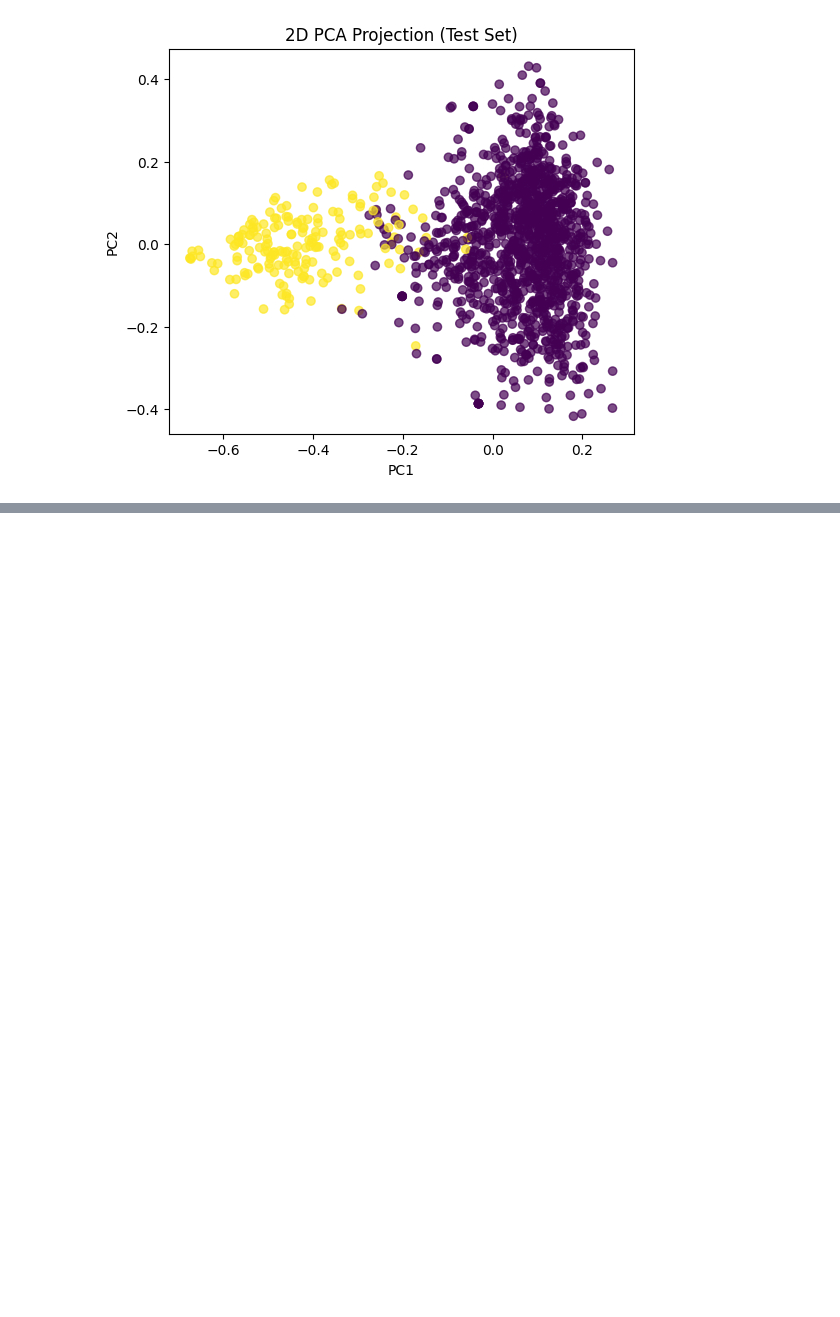
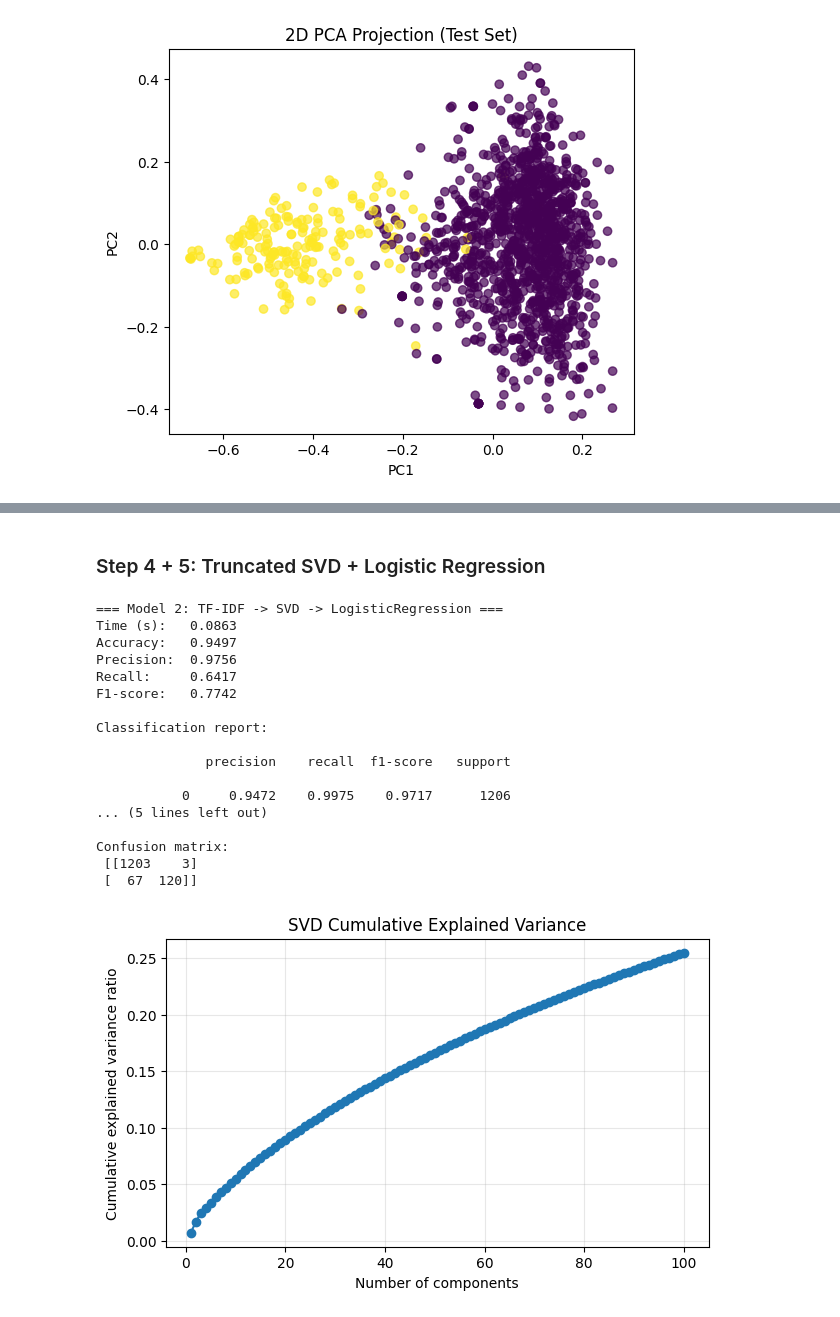
Before and after one commit to thuan20132000/conestoga-final-presentation-ml, a Jupyter notebook: ml_text_classification_outline.ipynb, the cells around one changed output, grey strips where cells are left out. Saved outputs shown, nothing was run; the diff lists cells and outputs as text; code cells hidden in the pictures; blank space fills up the shorter version.

Commit message:
- add text classification

```diff
--- a/ml_text_classification_outline.ipynb
+++ b/ml_text_classification_outline.ipynb
@@ -205,0 +327,9 @@ plt.show()
+# %%
+start = time.perf_counter()
+
+nb_model = MultinomialNB()
+nb_model.fit(X_train_tfidf, y_train)
+y_pred_nb = nb_model.predict(X_test_tfidf)
+
+elapsed_nb = time.perf_counter() - start
+res_nb = evaluate_binary_model("Model 1: TF-IDF + Naive Bayes", y_test, y_pred_nb, elapsed_nb)
@@ -205,0 +354,43 @@ plt.show()
+# %% [markdown]
+### Step 4 + 5: Truncated SVD + Logistic Regression
+# %%
+start = time.perf_counter()
+
+svd = TruncatedSVD(n_components=N_COMPONENTS, random_state=RANDOM_STATE)
+X_train_svd = svd.fit_transform(X_train_tfidf)
+X_test_svd = svd.transform(X_test_tfidf)
+
+lr_svd = LogisticRegression(max_iter=2000, random_state=RANDOM_STATE)
+lr_svd.fit(X_train_svd, y_train)
+y_pred_svd = lr_svd.predict(X_test_svd)
+
+elapsed_svd = time.perf_counter() - start
+res_svd = evaluate_binary_model("Model 2: TF-IDF -> SVD -> LogisticRegression", y_test, y_pred_svd, elapsed_svd)
+
+cum_var_svd = np.cumsum(svd.explained_variance_ratio_)
+plt.figure(figsize=(7, 4))
+plt.plot(range(1, len(cum_var_svd) + 1), cum_var_svd, marker="o")
+plt.title("SVD Cumulative Explained Variance")
+plt.xlabel("Number of components")
+plt.ylabel("Cumulative explained variance ratio")
+plt.grid(True, alpha=0.3)
+plt.show()
+# %% [output]
+=== Model 2: TF-IDF -> SVD -> LogisticRegression ===
+Time (s):   0.0863
+Accuracy:   0.9497
+Precision:  0.9756
+Recall:     0.6417
+F1-score:   0.7742
+
+Classification report:
+
+              precision    recall  f1-score   support
+
+           0     0.9472    0.9975    0.9717      1206
+... (5 lines left out)
+
+Confusion matrix:
+ [[1203    3]
+ [  67  120]]
+[figure, added]
```
Also changed, not shown: parts of 22 cells of this notebook.
